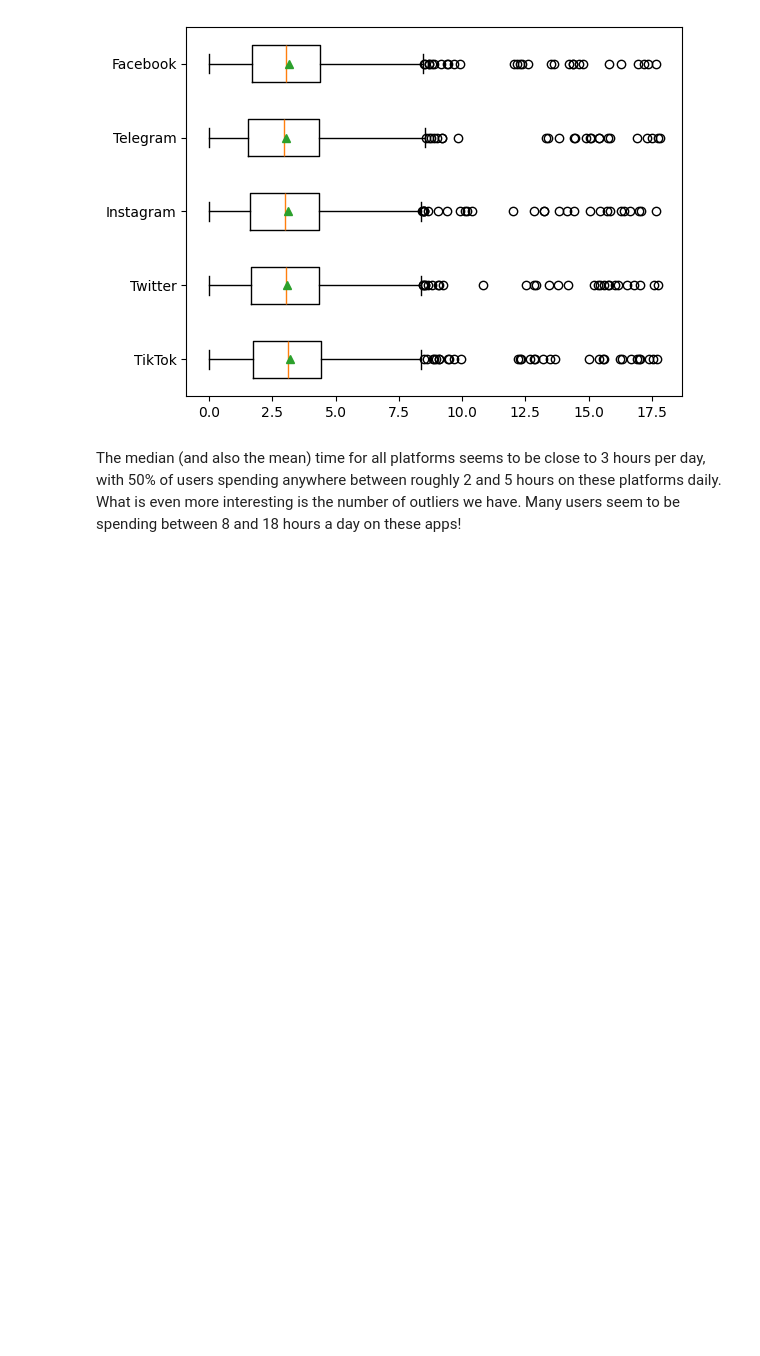
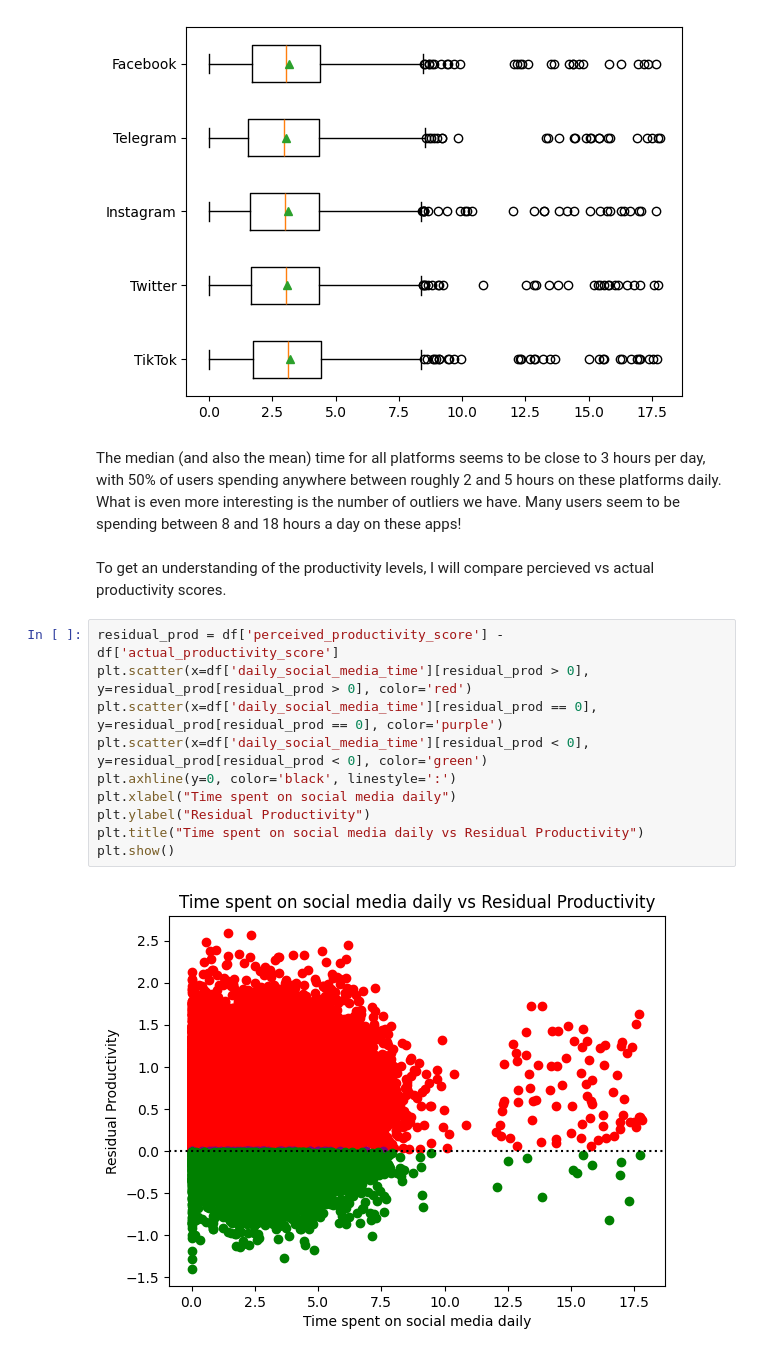
Before and after one commit to HusseinKasim/A-Data-Driven-Study-on-Social-Media-Usage-and-its-Effects-on-Users, a Jupyter notebook: Social_Media_Study.ipynb, the cells around one changed output. Saved outputs shown, nothing was run; the diff lists cells and outputs as text; blank space fills up the shorter version.

Commit message:
Analyzed Productivity

```diff
--- a/Social_Media_Study.ipynb
+++ b/Social_Media_Study.ipynb
@@ -239,3 +241,17 @@ plt.show()
 [figure]
 # %% [markdown]
 The median (and also the mean) time for all platforms seems to be close to 3 hours per day, with 50% of users spending anywhere between roughly 2 and 5 hours on these platforms daily. What is even more interesting is the number of outliers we have. Many users seem to be spending between 8 and 18 hours a day on these apps!
+# %% [markdown]
+To get an understanding of the productivity levels, I will compare percieved vs actual productivity scores.
+# %%
+residual_prod = df['perceived_productivity_score'] - df['actual_productivity_score']
+plt.scatter(x=df['daily_social_media_time'][residual_prod > 0], y=residual_prod[residual_prod > 0], color='red')
+plt.scatter(x=df['daily_social_media_time'][residual_prod == 0], y=residual_prod[residual_prod == 0], color='purple')
+plt.scatter(x=df['daily_social_media_time'][residual_prod < 0], y=residual_prod[residual_prod < 0], color='green')
+plt.axhline(y=0, color='black', linestyle=':')
+plt.xlabel("Time spent on social media daily")
+plt.ylabel("Residual Productivity")
+plt.title("Time spent on social media daily vs Residual Productivity")
+plt.show()
+# %% [output]
+[figure, added]
```
Also changed, not shown: parts of 13 cells of this notebook.
